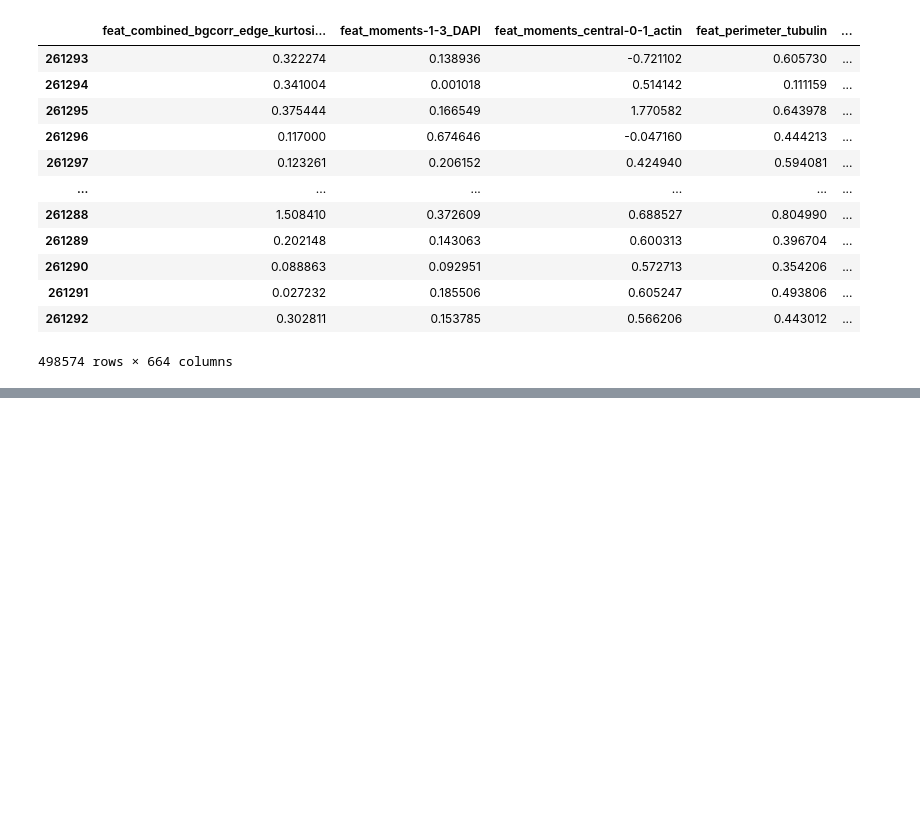
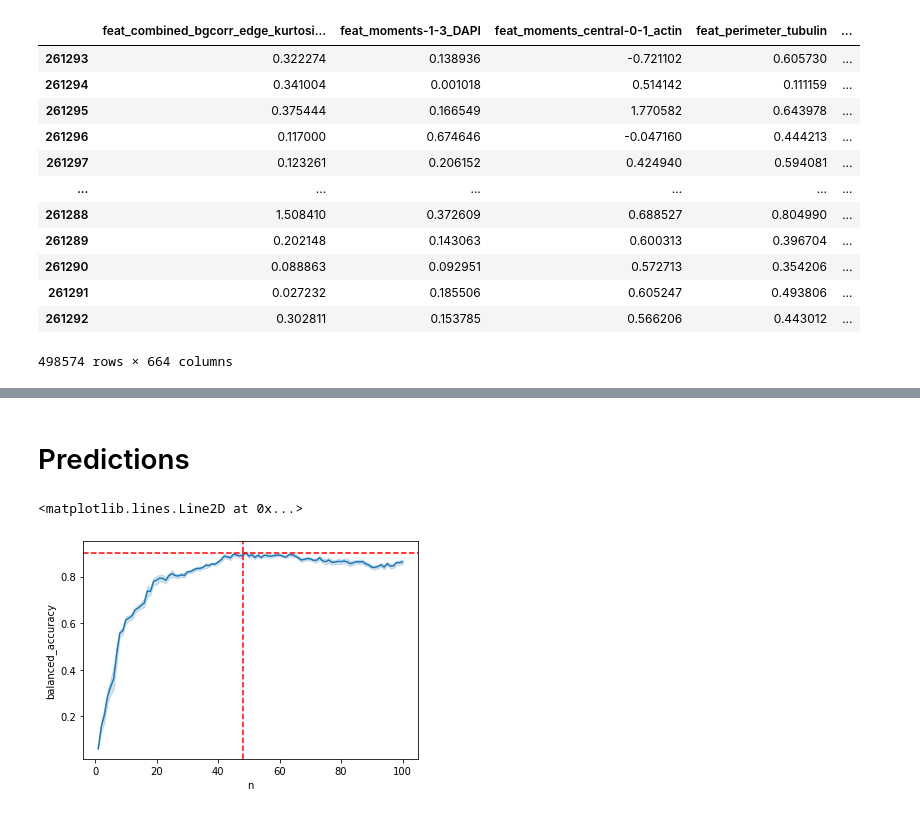
Before and after one commit to harel-coffee/SCIP-use-case-workflows-auto, a Jupyter notebook: notebooks/downstream_analysis/bbbc_mean_profile_1NN_classification.ipynb, the cells around one changed output, grey strips where cells are left out. Saved outputs shown, nothing was run; the diff lists cells and outputs as text; code cells hidden in the pictures; blank space fills up the shorter version.

```diff
--- a/notebooks/downstream_analysis/bbbc_mean_profile_1NN_classification.ipynb
+++ b/notebooks/downstream_analysis/bbbc_mean_profile_1NN_classification.ipynb
@@ -257,0 +215,41 @@ disp.ax_.set_aspect(0.65)
+# %% [markdown]
+# Predictions
+# %%
+with open(data_dir / "fa3.pickle", "rb") as fh:
+    grid = pickle.load(fh)
+# %%
+treatment_profiles = treatment_profiles.reset_index()
+# %%
+metrics = []
+for a in grid:
+    preds = numpy.empty_like(a[1])
+    true = numpy.empty_like(a[1])
+    true_labels = []
+    pred_labels = []
+    for i, (train_index, test_index) in enumerate(LeaveOneGroupOut().split(
+        treatment_profiles,
+        treatment_profiles["moa"],
+        treatment_profiles["compound"]
+    )):
+        true[i, train_index] = treatment_profiles["moa"].iloc[train_index]
+        true[i, test_index] = treatment_profiles["moa"].iloc[test_index]
+
+        preds[i, train_index] = a[1][i, train_index]
+        preds[i, test_index] = a[1][i, test_index]
+
+        true_labels.extend(true[i, test_index])
+        pred_labels.extend(preds[i, test_index])
+    metrics.append(dict(
+        n=a[0],
+        balanced_accuracy=balanced_accuracy_score(true_labels, pred_labels),
+        accuracy=accuracy_score(true_labels, pred_labels),
+        confusion_matrix=confusion_matrix(true_labels, pred_labels)))
+# %%
+metrics = pandas.DataFrame(metrics)
+# %%
+ax = seaborn.lineplot(data=metrics, x="n", y="balanced_accuracy")
+ax.axvline(metrics.groupby("n")["balanced_accuracy"].mean().argmax(), linestyle="--", color="red")
+ax.axhline(metrics.groupby("n")["balanced_accuracy"].mean().max(), linestyle="--", color="red")
+# %% [output]
+<matplotlib.lines.Line2D at 0x...>
+[figure, added]
```
Also changed, not shown: parts of 27 cells of this notebook.
